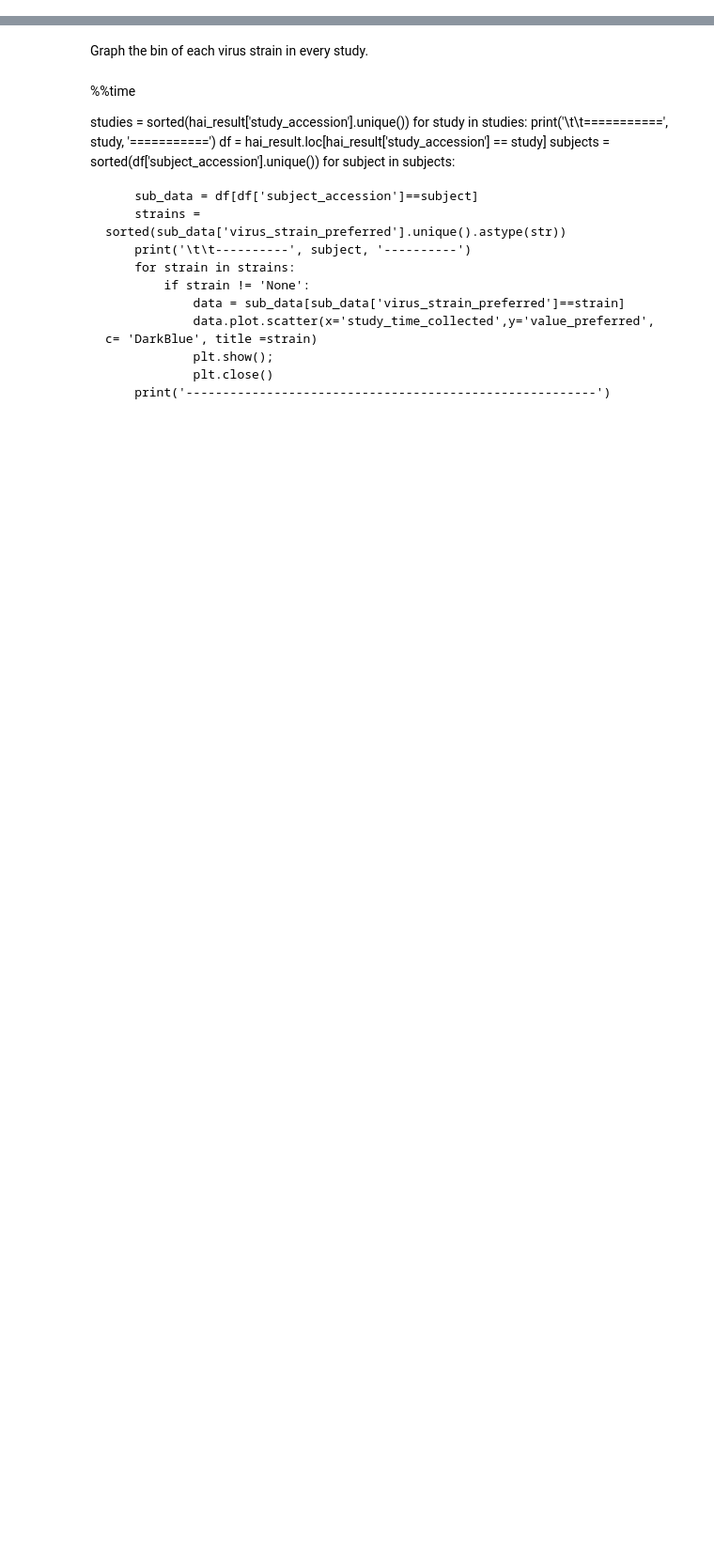
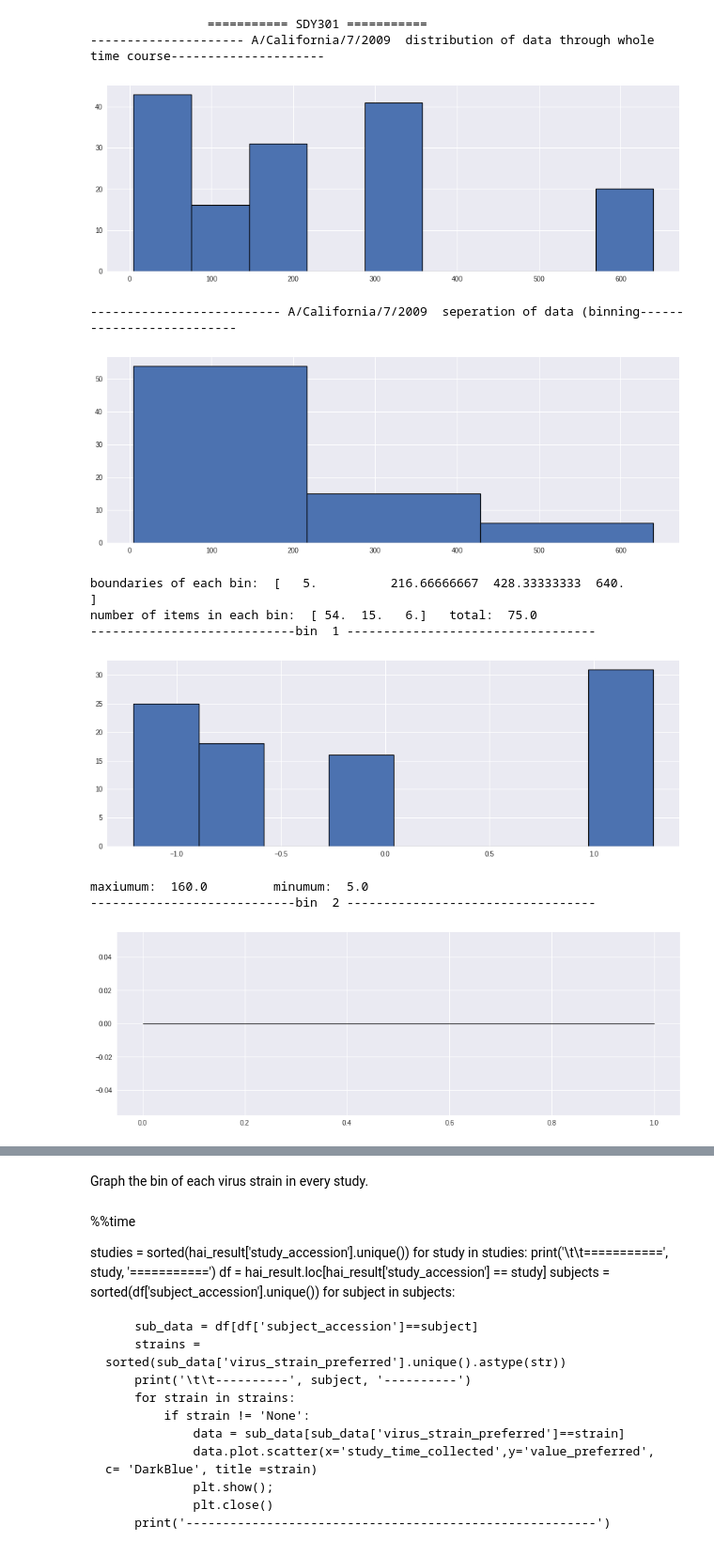
Before and after one commit to andrew-lele/vaccine-efficiency, a Jupyter notebook: adjMFC.ipynb, the cells around one changed output, grey strips where cells are left out. Shown at 94% size. Drawn from its saved outputs; the diff is of its cells as text; code cells hidden in the pictures; blank space fills up the shorter version.

```diff
--- a/adjMFC.ipynb
+++ b/adjMFC.ipynb
@@ -120,2 +88,0 @@ Wall time: 13.3 s
-# %%
-day0 = hai_result.loc[hai_result['virus_strain_preferred'] == 0]
@@ -166,16 +126,16 @@ for study in studies:
         plt.close()
 # %%
 %%time
-#cell is complete with the stuff
+#get the Adjusted Multi-Fold Change for each study (or sampled studies)
 
+#if you want to look at every study, keep line below uncommented (longer run times)
+studies = sorted(hai_result['study_accession'].unique())
 
-low_response = pd.DataFrame()
-med_response = pd.DataFrame()
-hig_response = pd.DataFrame()
 
 for study in studies:
     print('\t\t===========', study, '===========')
     df = hai_result.loc[hai_result['study_accession'] == study]
+    #temp is a mutable variable to prevent changes from the HAI_DATA imported in this kernal's session
     temp = df.copy()
     for strain in strains:
 
@@ -187,59 +147,71 @@ for study in studies:
         #remove outliers
         (q30,q50,q70) = np.percentile(data['value_preferred'], [30, 50, 70])
         iqr = q70 - q30
         data = data[data['value_preferred'] < (iqr *3.0) +q70]
 
-#         print('num of bins: ', len(bins) )
-#         print('n: ', n)
-        #print whole htings
+        #print whole every bin in study
         plt.figure(figsize=(15,5));
         plt.hist(data['value_preferred'], orientation='vertical', edgecolor='black', linewidth=1.2, bins='auto')
-        print('--------------------------', strain, ' whole time course--------------------------')
+        print('---------------------', strain, ' distribution of data through whole time course---------------------')
         plt.show();
         plt.close()
 
         #print the binning
         plt.figure(figsize=(15,5));
-        plt.hist(data['value_preferred'], orientation='vertical', edgecolor='black', linewidth=1.2, bins=2)
-        print('--------------------------', strain, ' binning--------------------------')
-        plt.show();
-        plt.close()
+#         plt.hist(data['value_preferred'], orientation='vertical', edgecolor='black', linewidth=1.2, bins=2)
+        print('--------------------------', strain, ' seperation of data (binning--------------------------')
 
         #seperate data based on bins
         day0 = data[data['study_time_collected'] == 0]
         n, bins, patches = plt.hist(day0['value_preferred'], orientation='vertical', edgecolor='black', linewidth=1.2, bins=2)
+
+        #if there are any bins with almost no elements, just make 3 bins
+        if any(n) < 6.0:  #note *the value of '6' is abirtariuly chosen.. after running a bunch of tests this number looked fine
+            plt.close()
+            plt.figure(figsize=(15,5));
+            n, bins, patches = plt.hist(day0['value_preferred'], orientation='vertical', edgecolor='black', linewidth=1.2, bins=3)
+        plt.show();
         plt.close()
-        lower_bin = data[data['value_preferred'] < bins[1]]
-        upper_bin = data[data['value_preferred'] >= bins[1]]
-        print(bins)
-        print('n: ', n , "\t total: ", sum(n))
+        print('boundaries of each bin: ', bins)
+        print('number of items in each bin: ', n , "\t total: ", sum(n))
 
-        all_bins = [lower_bin, upper_bin]
+        #iterate through each bin
+        if len(bins) - 1 == 2 :
+            lower_bin = data[data['value_preferred'] < bins[1]]
+            upper_bin = data[data['value_preferred'] >= bins[1]]
+            all_bins = [lower_bin, upper_bin]
+        elif len(bins) - 1 == 3:
+            lower_bin = data[data['value_preferred'] < bins[1]]
+            middle_bin = data[data['value_preferred'] >= bins[1]]
+            middle_bin = middle_bin[middle_bin['value_preferred'] < bins[2]]
+            upper_bin = data[data['value_preferred'] >= bins[2]]
+            all_bins = [lower_bin, middle_bin, upper_bin]
+
+        bin_num = 0
         for bin_oi in all_bins:
+            bin_num += 1
             #apply the adjustment of ([titer]- median[data]) / standard_deviation[data] )
             std_data = bin_oi['value_preferred'].std()
             med_data = bin_oi['value_preferred'].median()
 
             temp['adj_mfc'] = bin_oi['value_preferred'].sub(med_data).div(std_data)
-    #         print('check these out : ', std_day0, med_day0)
             b = temp['adj_mfc'].dropna()
-    #         print('and here it is: ', b)
-            print('----------------------------bin----------------------------------')
+            print('----------------------------bin ', bin_num, '----------------------------------')
             plt.figure(figsize=(15,5));
-
             plt.hist(b, orientation='vertical', edgecolor='black', linewidth=1.2, bins='auto')
             plt.show();
             plt.close()
             print('maxiumum: ', bin_oi['value_preferred'].max(), '\t minumum: ', bin_oi['value_preferred'].min())
-#         print('##############################################################################\n')
-
-        #get how many peeps are low/med/high responders
-        (q30,q70) = np.percentile(bin_oi['value_preferred'], [30, 70])
-        lows = bin_oi[bin_oi['value_preferred'] < q30]
-        meds = bin_oi[bin_oi['value_preferred'] < q70]
-        meds = bin_oi[bin_oi['value_preferred'] > q30]
-        highs = bin_oi[bin_oi['value_preferred'] > q70]
-        low_response.append(lows)
-        med_response.append(meds)
-        hig_response.append(highs)
-#         print('values: ', day0['value_preferred'])
+# %% [output]
+                =========== SDY301 ===========
+--------------------- A/California/7/2009  distribution of data through whole time course---------------------
+[figure, added]
+-------------------------- A/California/7/2009  seperation of data (binning--------------------------
+[figure, added]
+boundaries of each bin:  [   5.          216.66666667  428.33333333  640.        ]
+number of items in each bin:  [ 54.  15.   6.]   total:  75.0
+----------------------------bin  1 ----------------------------------
+[figure, added]
+maxiumum:  160.0         minumum:  5.0
+----------------------------bin  2 ----------------------------------
+[figure, added]
```
Also changed, not shown: parts of 20 cells of this notebook, 3 other files.
